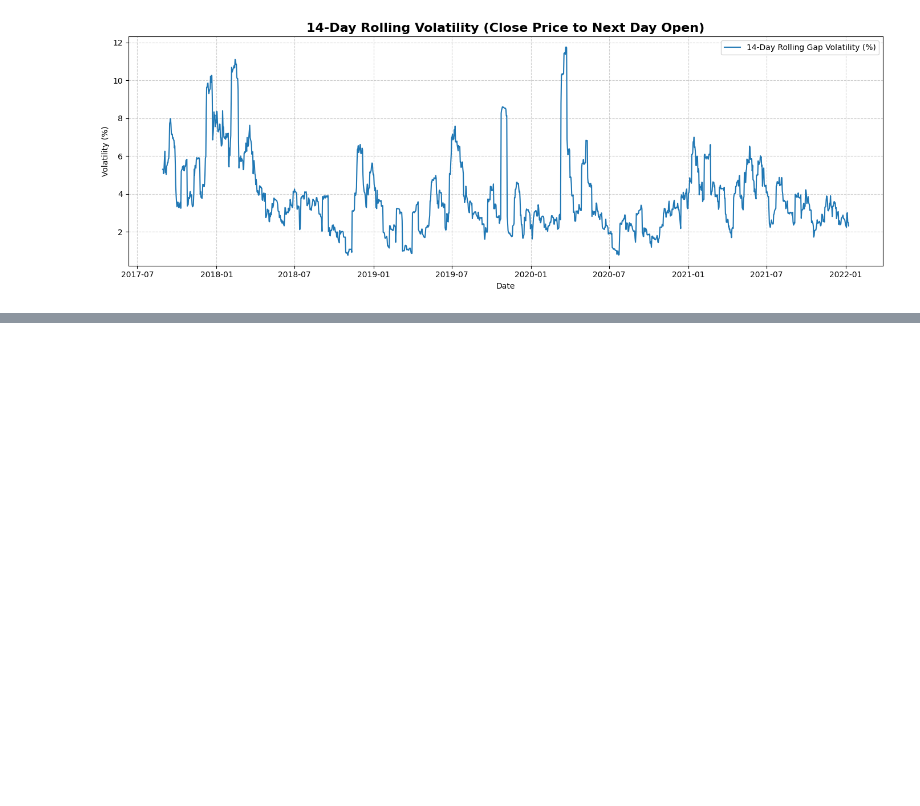
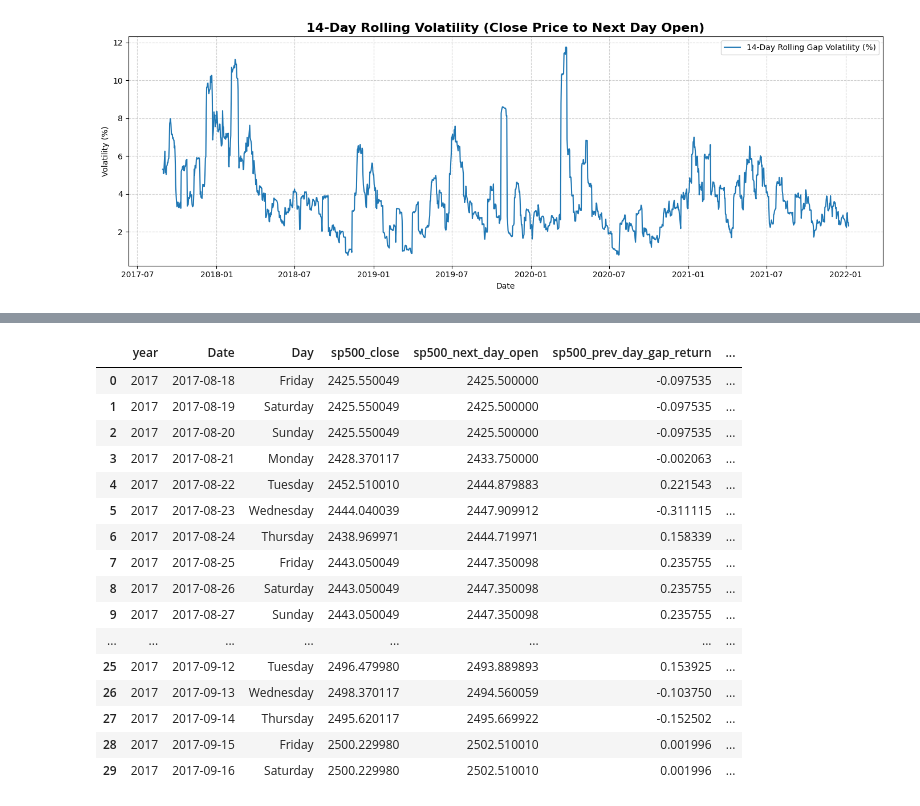
Before and after one commit to maryambahri/Crypto_Economic_Spillover, a Jupyter notebook: Scripts/Data_Preprocessing.ipynb, the cells around one changed output, grey strips where cells are left out. Saved outputs shown, nothing was run; the diff lists cells and outputs as text; code cells hidden in the pictures; blank space fills up the shorter version.

```diff
--- a/Scripts/Data_Preprocessing.ipynb
+++ b/Scripts/Data_Preprocessing.ipynb
@@ -206,0 +461,27 @@ plt.show()
+# %%
+# we now alighn with bit coin days , and foreward fill weekend information
+
+# 1) Build the Bitcoin reference calendar (year, date, Day)
+reference_df = cleansed_bitcoin[["year", "Date", "Day"]].copy()
+
+# Ensure types match
+reference_df["Date"] = pd.to_datetime(reference_df["Date"])
+cleansed_sp500["date"] = pd.to_datetime(cleansed_sp500["date"])
+
+# If year/day not already in sp500, create them
+if "year" not in cleansed_sp500.columns:
+    cleansed_sp500["year"] = cleansed_sp500["date"].dt.year
+if "Day" not in cleansed_sp500.columns:
+    cleansed_sp500["Day"] = cleansed_sp500["date"].dt.day_name()
+
+# 2) Merge SP500 onto Bitcoin calendar
+cleansed_sp500 = pd.merge(
+    reference_df,
+    cleansed_sp500,
+    left_on=["year", "Date", "Day"],
+    right_on=["year", "date", "Day"],
+    how="left"
+).drop(columns=["date"])
+
+
+cleansed_sp500.head()
@@ -206,0 +495,34 @@ plt.show()
+# %%
+# drop the first row and rest the index:
+cleansed_sp500 = cleansed_sp500.iloc[1:].reset_index(drop=True)
+# %%
+# now we forward fill nan values for weekends
+sp500_cols = [
+    "sp500_close",
+    "sp500_next_day_open",
+    "sp500_prev_day_gap_return",
+    "sp500_gap_return_pct"
+]
+
+cleansed_sp500[sp500_cols] = cleansed_sp500[sp500_cols].ffill()
+
+
+cleansed_sp500.head(30)
+# %% [output]
+|  | year | Date | Day | sp500_close | sp500_next_day_open | sp500_prev_day_gap_return | ... |
+| 0 | 2017 | 2017-08-18 | Friday | 2425.550049 | 2425.500000 | -0.097535 | ... |
+| 1 | 2017 | 2017-08-19 | Saturday | 2425.550049 | 2425.500000 | -0.097535 | ... |
+| 2 | 2017 | 2017-08-20 | Sunday | 2425.550049 | 2425.500000 | -0.097535 | ... |
+| 3 | 2017 | 2017-08-21 | Monday | 2428.370117 | 2433.750000 | -0.002063 | ... |
+| 4 | 2017 | 2017-08-22 | Tuesday | 2452.510010 | 2444.879883 | 0.221543 | ... |
+| 5 | 2017 | 2017-08-23 | Wednesday | 2444.040039 | 2447.909912 | -0.311115 | ... |
+| 6 | 2017 | 2017-08-24 | Thursday | 2438.969971 | 2444.719971 | 0.158339 | ... |
+| 7 | 2017 | 2017-08-25 | Friday | 2443.050049 | 2447.350098 | 0.235755 | ... |
+| 8 | 2017 | 2017-08-26 | Saturday | 2443.050049 | 2447.350098 | 0.235755 | ... |
+| 9 | 2017 | 2017-08-27 | Sunday | 2443.050049 | 2447.350098 | 0.235755 | ... |
+| ... | ... | ... | ... | ... | ... | ... | ... |
+| 25 | 2017 | 2017-09-12 | Tuesday | 2496.479980 | 2493.889893 | 0.153925 | ... |
+| 26 | 2017 | 2017-09-13 | Wednesday | 2498.370117 | 2494.560059 | -0.103750 | ... |
+| 27 | 2017 | 2017-09-14 | Thursday | 2495.620117 | 2495.669922 | -0.152502 | ... |
+| 28 | 2017 | 2017-09-15 | Friday | 2500.229980 | 2502.510010 | 0.001996 | ... |
+| 29 | 2017 | 2017-09-16 | Saturday | 2500.229980 | 2502.510010 | 0.001996 | ... |
```
Also changed, not shown: parts of 10 cells of this notebook.
